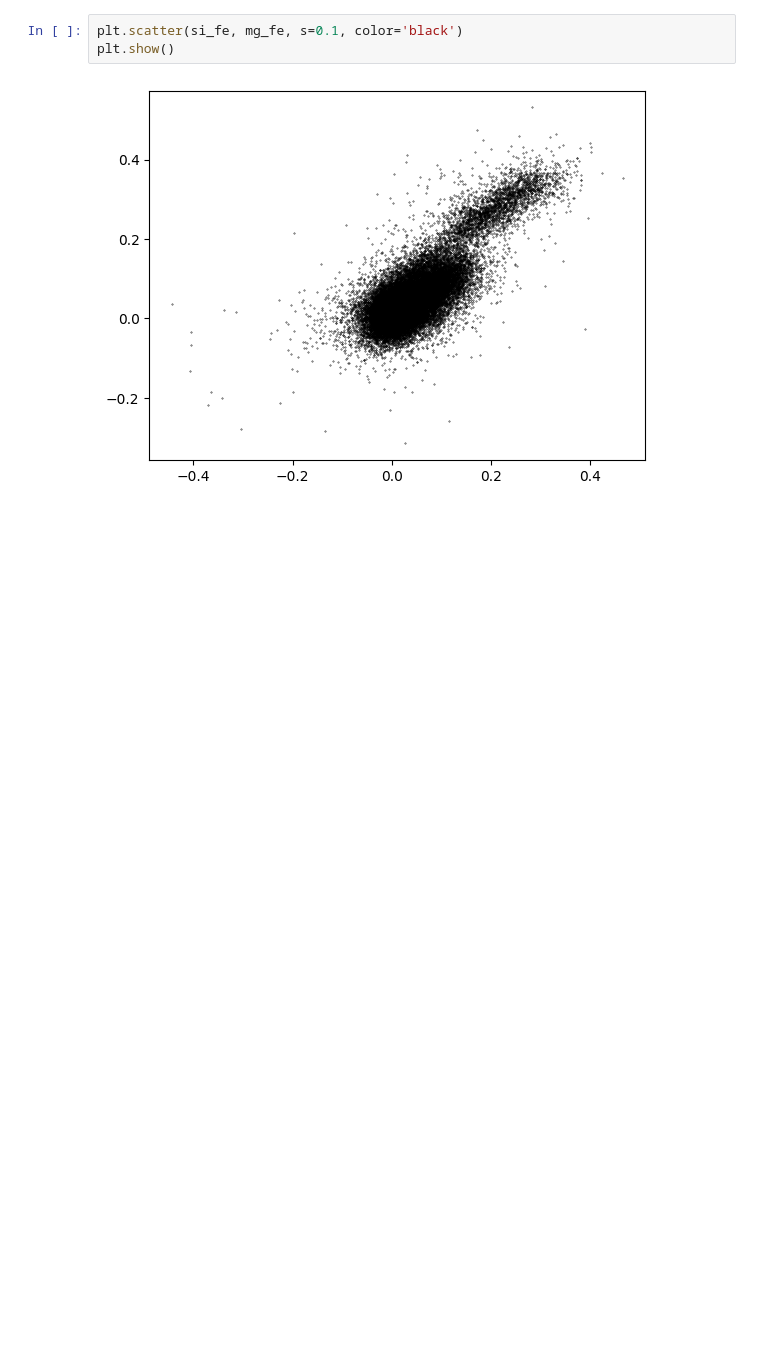
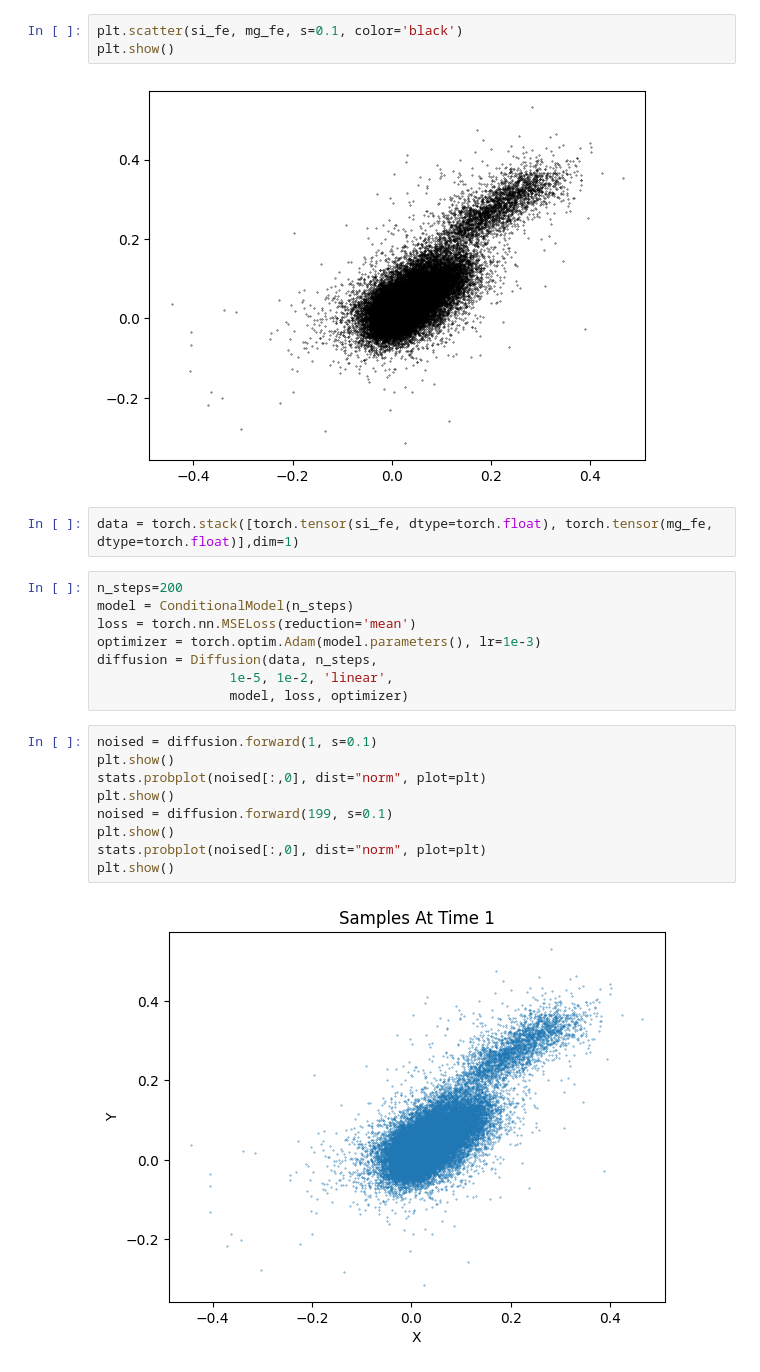
Before and after one commit to KristofPusztai/Probabilistic-Diffusion, a Jupyter notebook: apogee_data.ipynb, the cells around one changed output. Cells and saved outputs as stored; diff of their text form; blank space fills up the shorter version.

Commit message:
apogee data

```diff
--- a/apogee_data.ipynb
+++ b/apogee_data.ipynb
@@ -71,3 +71,24 @@ plt.scatter(si_fe, mg_fe, s=0.1, color='black')
 plt.show()
 # %% [output]
 [figure]
+# %%
+data = torch.stack([torch.tensor(si_fe, dtype=torch.float), torch.tensor(mg_fe, dtype=torch.float)],dim=1)
+# %%
+n_steps=200
+model = ConditionalModel(n_steps)
+loss = torch.nn.MSELoss(reduction='mean')
+optimizer = torch.optim.Adam(model.parameters(), lr=1e-3)
+diffusion = Diffusion(data, n_steps,
+                 1e-5, 1e-2, 'linear',
+                 model, loss, optimizer)
+# %%
+noised = diffusion.forward(1, s=0.1)
+plt.show()
+stats.probplot(noised[:,0], dist="norm", plot=plt)
+plt.show()
+noised = diffusion.forward(199, s=0.1)
+plt.show()
+stats.probplot(noised[:,0], dist="norm", plot=plt)
+plt.show()
+# %% [output]
+[figure, added]
```
Also changed, not shown: parts of 2 cells of this notebook.
